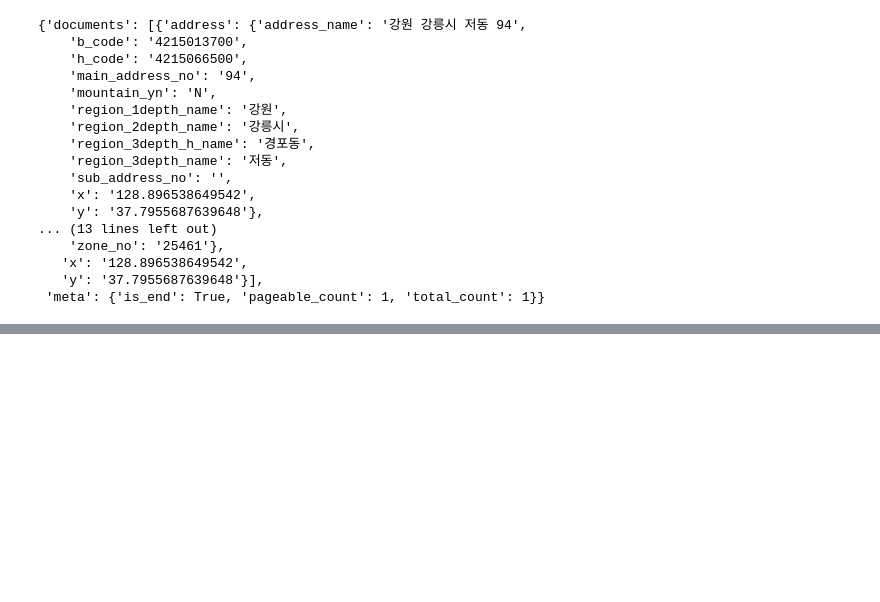
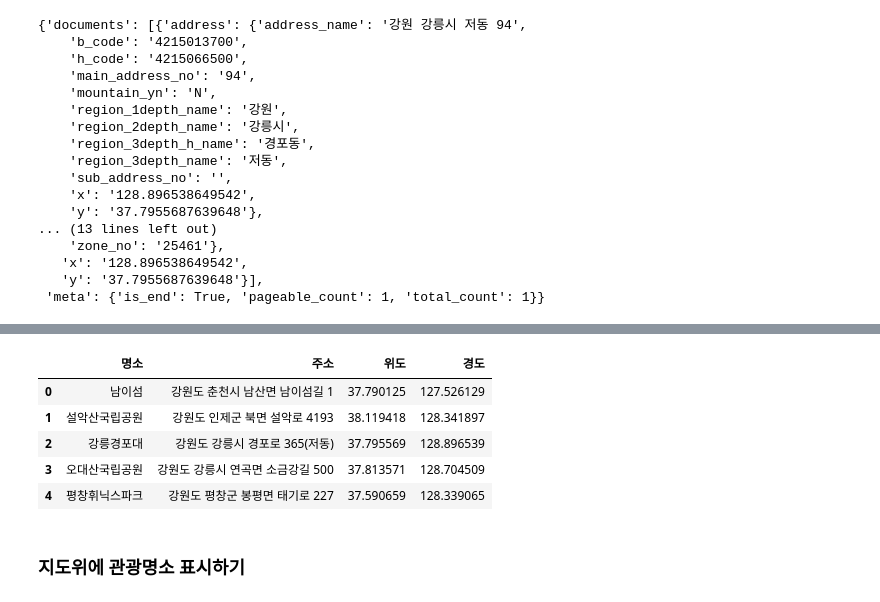
Before and after one commit to ckiekim/--2021-4, a Jupyter notebook: 33_카카오주소검색.ipynb, the cells around one changed output, grey strips where cells are left out. Cells and saved outputs as stored; diff of their text form; code cells hidden in the pictures; blank space fills up the shorter version.

```diff
--- a/33_카카오주소검색.ipynb
+++ b/33_카카오주소검색.ipynb
@@ -45,3 +45,7 @@ result
    'x': '128.896538649542',
    'y': '37.7955687639648'}],
  'meta': {'is_end': True, 'pageable_count': 1, 'total_count': 1}}
+# %%
+lng = float(result['documents'][0]['x'])
+lat = float(result['documents'][0]['y'])
+lng, lat
@@ -47,0 +77,23 @@ result
+# %%
+lat_list, lng_list = [], []
+for i in df.index:
+    url = f"{local_url}?query={quote(df['주소'][i])}"
+    result = requests.get(url,
+                headers={"Authorization": f'KakaoAK {kakao_key}'}).json()
+    lng = float(result['documents'][0]['x'])
+    lat = float(result['documents'][0]['y'])
+    lat_list.append(lat)
+    lng_list.append(lng)
+# %%
+df['위도'] = lat_list
+df['경도'] = lng_list
+df.head()
+# %% [output]
+|  | 명소 | 주소 | 위도 | 경도 |
+| 0 | 남이섬 | 강원도 춘천시 남산면 남이섬길 1 | 37.790125 | 127.526129 |
+| 1 | 설악산국립공원 | 강원도 인제군 북면 설악로 4193 | 38.119418 | 128.341897 |
+| 2 | 강릉경포대 | 강원도 강릉시 경포로 365(저동) | 37.795569 | 128.896539 |
+| 3 | 오대산국립공원 | 강원도 강릉시 연곡면 소금강길 500 | 37.813571 | 128.704509 |
+| 4 | 평창휘닉스파크 | 강원도 평창군 봉평면 태기로 227 | 37.590659 | 128.339065 |
+# %% [markdown]
+### 지도위에 관광명소 표시하기
```
Also changed, not shown: parts of 7 cells of this notebook, 2 other files.
